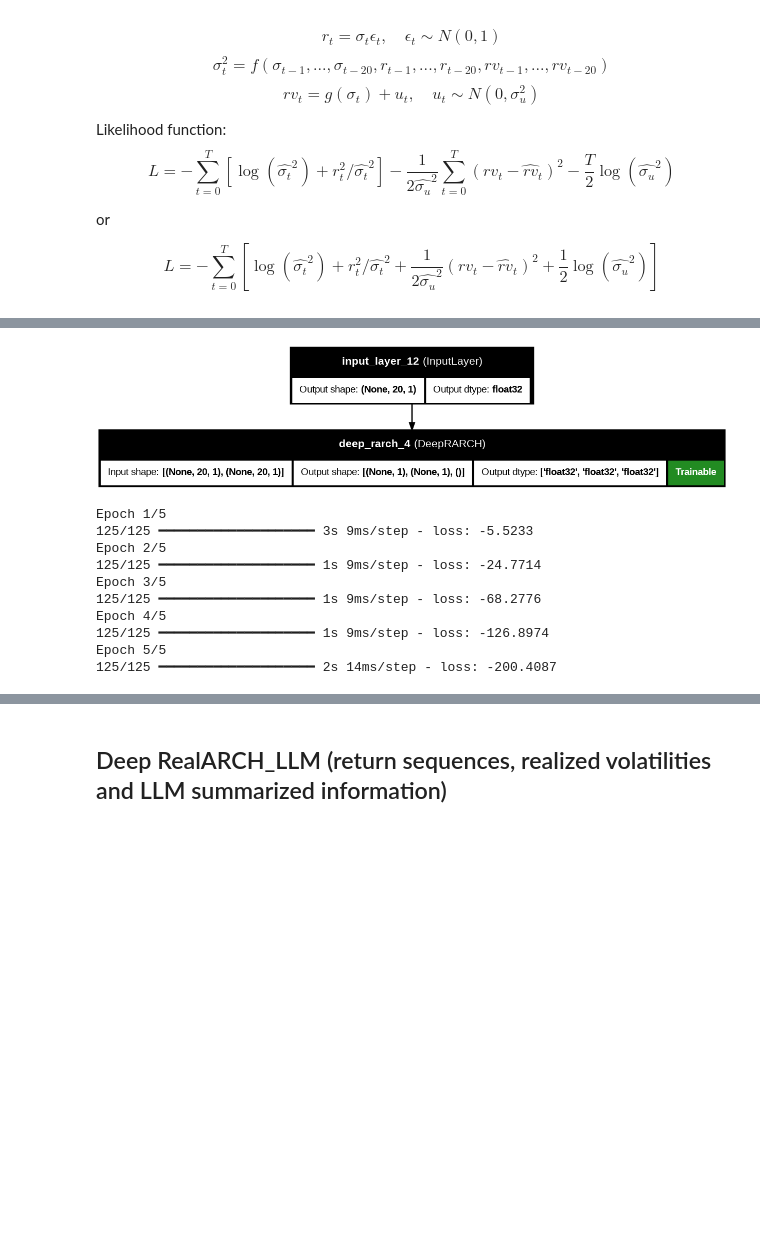
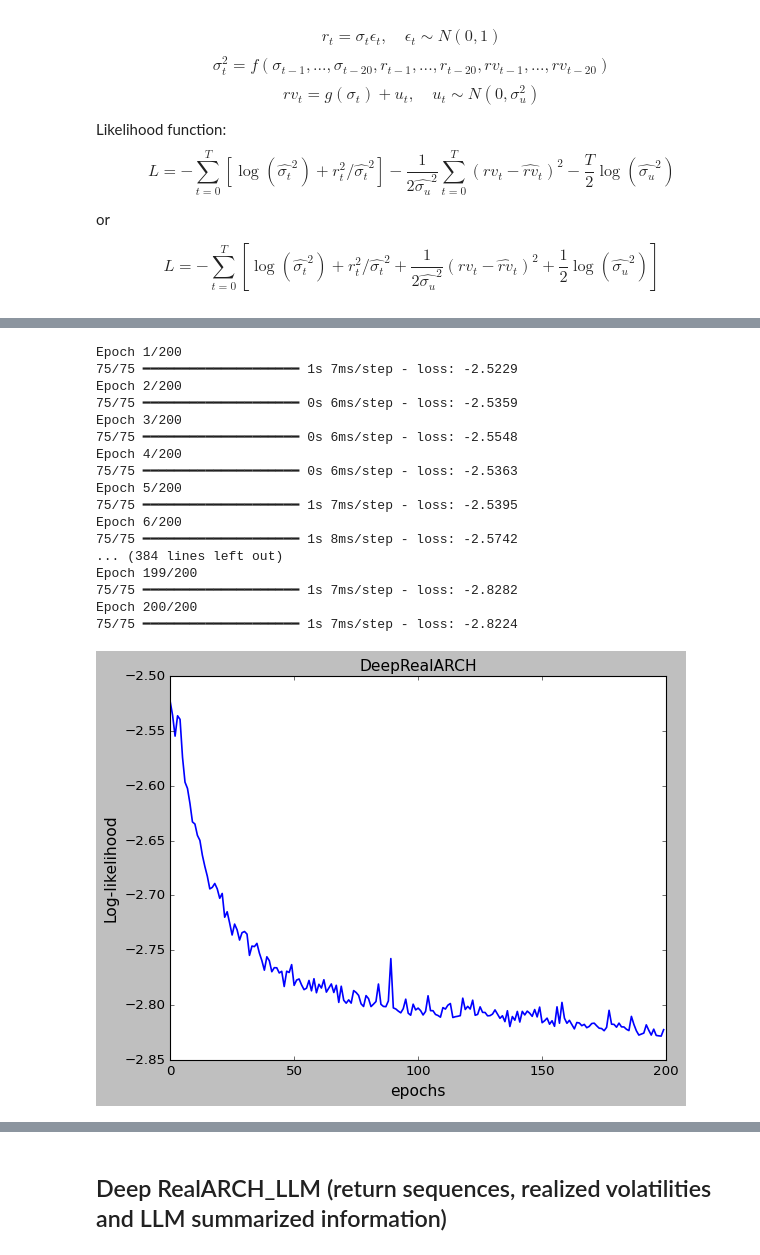
Before and after one commit to AnhTNguyenBlank/BERT_in_intraday_trading, a Jupyter notebook: Training/Workplace/Example workbook.ipynb, the cells around one changed output, grey strips where cells are left out. Drawn from its saved outputs; the diff is of its cells as text; code cells hidden in the pictures; blank space fills up the shorter version.

```diff
--- a/Training/Workplace/Example workbook.ipynb
+++ b/Training/Workplace/Example workbook.ipynb
@@ -412,39 +693,52 @@ Model: "deep_rarch_4"
  Total params: 2,302 (8.99 KB)
  Trainable params: 2,302 (8.99 KB)
  Non-trainable params: 0 (0.00 B)
-# %%
-inputs = tf.keras.Input(shape=(20, 1))
-outputs = deep_rarch(inputs, inputs)
-
-model_graph = tf.keras.Model(inputs, outputs)
-
-tf.keras.utils.plot_model(
-    model_graph,
-    dpi=96,
-    show_shapes=True,
-    show_dtype=True,
-    show_layer_names=True,
-    show_layer_activations=True,
-    expand_nested=True,
-    show_trainable=True
-)
-# %% [output]
-[figure, removed]
 # %%
 history = deep_rarch.fit(
-    (r_seq, rv_seq),
-    (r_target, rv_target),
-    epochs = 5,
-    batch_size = 128
+    x=[r_seq_train, rv_seq_train],
+    y=[r_target_train, rv_target_train],
+    epochs=200,
+    batch_size=128
 )
 # %% [output]
-Epoch 1/5
-125/125 ━━━━━━━━━━━━━━━━━━━━ 3s 9ms/step - loss: -5.5233
-Epoch 2/5
-125/125 ━━━━━━━━━━━━━━━━━━━━ 1s 9ms/step - loss: -24.7714
-Epoch 3/5
-125/125 ━━━━━━━━━━━━━━━━━━━━ 1s 9ms/step - loss: -68.2776
-Epoch 4/5
-125/125 ━━━━━━━━━━━━━━━━━━━━ 1s 9ms/step - loss: -126.8974
-Epoch 5/5
-125/125 ━━━━━━━━━━━━━━━━━━━━ 2s 14ms/step - loss: -200.4087
+Epoch 1/200
+75/75 ━━━━━━━━━━━━━━━━━━━━ 1s 7ms/step - loss: -2.5229
+Epoch 2/200
+75/75 ━━━━━━━━━━━━━━━━━━━━ 0s 6ms/step - loss: -2.5359
+Epoch 3/200
+75/75 ━━━━━━━━━━━━━━━━━━━━ 0s 6ms/step - loss: -2.5548
+Epoch 4/200
+75/75 ━━━━━━━━━━━━━━━━━━━━ 0s 6ms/step - loss: -2.5363
+Epoch 5/200
+75/75 ━━━━━━━━━━━━━━━━━━━━ 1s 7ms/step - loss: -2.5395
+Epoch 6/200
+75/75 ━━━━━━━━━━━━━━━━━━━━ 1s 8ms/step - loss: -2.5742
+... (384 lines left out)
+Epoch 199/200
+75/75 ━━━━━━━━━━━━━━━━━━━━ 1s 7ms/step - loss: -2.8282
+Epoch 200/200
+75/75 ━━━━━━━━━━━━━━━━━━━━ 1s 7ms/step - loss: -2.8224
+# %%
+
+# create figure and axis objects with subplots()
+fig,ax = plt.subplots()
+# make a plot
+l1 = ax.plot(history.history['loss'],
+            #  color="red",
+             label = 'Train loss',
+             linewidth = 1.5
+             )
+# l2  = ax.plot(history.history['val_loss'],
+#              color="orange",
+#              label = 'Test mse',
+#              linewidth = 1.5
+#              )
+
+# set x-axis label
+ax.set_xlabel("epochs", fontsize = 14)
+ax.set_ylabel("Log-likelihood", fontsize = 14)
+ax.set_title("DeepRealARCH", fontsize = 14)
+
+plt.show()
+# %% [output]
+[figure, added]
```
Also changed, not shown: parts of 61 cells of this notebook.
